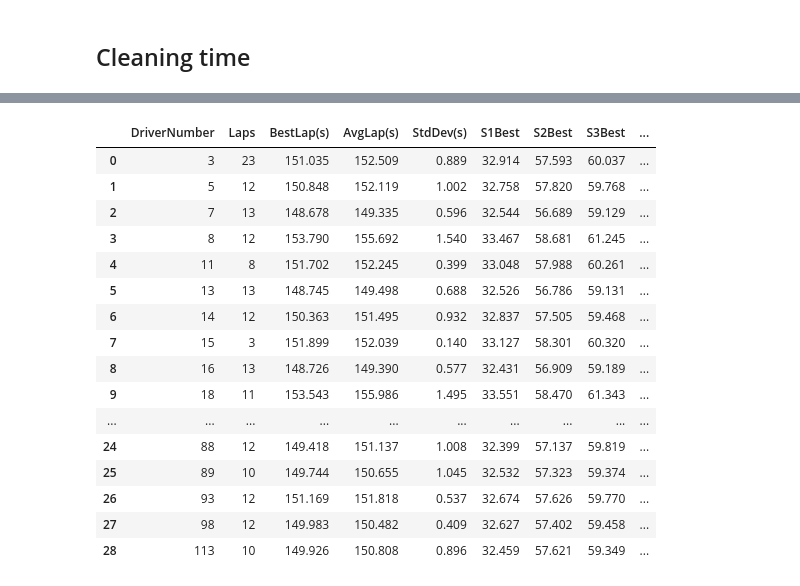
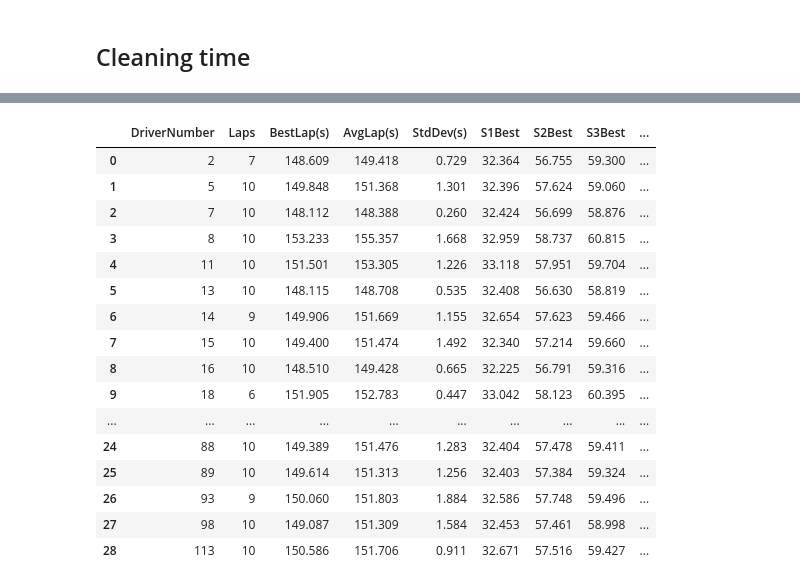
Before and after one commit to ternasius/toyota-gr-analysis, a Jupyter notebook: notebooks/data_prep.ipynb, the cells around one changed output, grey strips where cells are left out. Drawn from its saved outputs; the diff is of its cells as text; code cells hidden in the pictures.

```diff
--- a/notebooks/data_prep.ipynb
+++ b/notebooks/data_prep.ipynb
@@ -9,17 +9,12 @@ from datetime import datetime, timedelta
 # %% [markdown]
 ## Config
 # %%
-RAW_BASE = "../datasets/circuit-of-the-americas/COTA/Race 1"
-OUTPUT_ROOT = os.path.abspath("../datasets_clean")
+RAW_BASE = "../datasets/circuit-of-the-americas/COTA/Race 2"
+OUTPUT_ROOT = os.path.abspath("../datasets_clean/cota2")
 os.makedirs(OUTPUT_ROOT, exist_ok=True)
 
-ANALYSIS_FILE = os.path.join(RAW_BASE, "23_AnalysisEnduranceWithSections_Race 1_Anonymized.csv")
-WEATHER_FILE = os.path.join(RAW_BASE, "26_Weather_Race 1_Anonymized.csv")
-TELEMETRY_FILE = os.path.join(RAW_BASE, "R1_cota_telemetry_data.csv")
-
-LAP_START_FILE = os.path.join(RAW_BASE, "COTA_lap_start_time_R1.csv")
-LAP_END_FILE = os.path.join(RAW_BASE, "COTA_lap_end_time_R1.csv")
-LAP_TIME_FILE = os.path.join(RAW_BASE, "COTA_lap_time_R1.csv")
+ANALYSIS_FILE = os.path.join(RAW_BASE, "23_AnalysisEnduranceWithSections_ Race 2_Anonymized.csv")
+TELEMETRY_FILE = os.path.join(RAW_BASE, "R2_cota_telemetry_data.csv")
 # %% [markdown]
 ## Utility
 # %%
@@ -61,6 +56,24 @@ print("Raw columns:", analysis_df.columns.tolist())
 
 # Drop fully-empty columns
 analysis_df = analysis_df.dropna(how='all', axis=1)
+
+dup_counts = (
+    analysis_df.groupby(["NUMBER", "LAP_NUMBER"])
+    .size()
+    .reset_index(name="count")
+)
+
+# Find driver NUMBERs with duplicate laps
+ambiguous_numbers = dup_counts.loc[dup_counts["count"] > 1, "NUMBER"].unique().tolist()
+
+print(f"🚨 Found ambiguous driver NUMBERs (duplicate laps): {ambiguous_numbers}")
+
+# Remove those drivers from analysis_df
+before_analysis = len(analysis_df)
+analysis_df = analysis_df[~analysis_df["NUMBER"].isin(ambiguous_numbers)].copy()
+after_analysis = len(analysis_df)
+
+print(f"🧹 Removed {before_analysis - after_analysis} rows from analysis.csv")
 
 # Drop unwanted columns to make files readable in Excel
 for drop_col in ['CLASS', 'GROUP', 'MANUFACTURER']:
@@ -143,6 +156,26 @@ if os.path.exists(TELEMETRY_FILE):
     print('Loading telemetry (this may be large):', TELEMETRY_FILE)
     tel_df = pd.read_csv(TELEMETRY_FILE)
     tel_df = clean_column_names(tel_df)
+
+    # Normalize vehicle_number (handles '03' → 3)
+    tel_df["vehicle_number"] = (
+        tel_df["vehicle_number"]
+        .astype(str)
+        .str.extract(r"(\d+)$")[0]  # pull out digits at end
+        .astype(float)
+        .astype("Int64")
+    )
+
+    # Normalize ambiguous_numbers too
+    ambiguous_numbers = [int(n) for n in ambiguous_numbers if pd.notna(n)]
+
+    # Then filter
+    before_telemetry = len(tel_df)
+    tel_df = tel_df[~tel_df["vehicle_number"].isin(ambiguous_numbers)].copy()
+    after_telemetry = len(tel_df)
+
+    print(f"🧹 Removed {before_telemetry - after_telemetry} rows from telemetry.csv")
+
     # Parse times
     for tcol in ['meta_time','timestamp']:
         if tcol in tel_df.columns:
@@ -298,20 +331,20 @@ Saved driver file: c:\Users\jacks\OneDrive\Desktop\progamming projects\toyota gr
 |  | DriverNumber | Laps | BestLap(s) | AvgLap(s) | StdDev(s) | S1Best | S2Best | S3Best | ... |
-| 0 | 3 | 23 | 151.035 | 152.509 | 0.889 | 32.914 | 57.593 | 60.037 | ... |
-| 1 | 5 | 12 | 150.848 | 152.119 | 1.002 | 32.758 | 57.820 | 59.768 | ... |
-| 2 | 7 | 13 | 148.678 | 149.335 | 0.596 | 32.544 | 56.689 | 59.129 | ... |
-| 3 | 8 | 12 | 153.790 | 155.692 | 1.540 | 33.467 | 58.681 | 61.245 | ... |
-| 4 | 11 | 8 | 151.702 | 152.245 | 0.399 | 33.048 | 57.988 | 60.261 | ... |
-| 5 | 13 | 13 | 148.745 | 149.498 | 0.688 | 32.526 | 56.786 | 59.131 | ... |
-| 6 | 14 | 12 | 150.363 | 151.495 | 0.932 | 32.837 | 57.505 | 59.468 | ... |
-| 7 | 15 | 3 | 151.899 | 152.039 | 0.140 | 33.127 | 58.301 | 60.320 | ... |
-| 8 | 16 | 13 | 148.726 | 149.390 | 0.577 | 32.431 | 56.909 | 59.189 | ... |
-| 9 | 18 | 11 | 153.543 | 155.986 | 1.495 | 33.551 | 58.470 | 61.343 | ... |
+| 0 | 2 | 7 | 148.609 | 149.418 | 0.729 | 32.364 | 56.755 | 59.300 | ... |
+| 1 | 5 | 10 | 149.848 | 151.368 | 1.301 | 32.396 | 57.624 | 59.060 | ... |
+| 2 | 7 | 10 | 148.112 | 148.388 | 0.260 | 32.424 | 56.699 | 58.876 | ... |
+| 3 | 8 | 10 | 153.233 | 155.357 | 1.668 | 32.959 | 58.737 | 60.815 | ... |
+| 4 | 11 | 10 | 151.501 | 153.305 | 1.226 | 33.118 | 57.951 | 59.704 | ... |
+| 5 | 13 | 10 | 148.115 | 148.708 | 0.535 | 32.408 | 56.630 | 58.819 | ... |
+| 6 | 14 | 9 | 149.906 | 151.669 | 1.155 | 32.654 | 57.623 | 59.466 | ... |
+| 7 | 15 | 10 | 149.400 | 151.474 | 1.492 | 32.340 | 57.214 | 59.660 | ... |
+| 8 | 16 | 10 | 148.510 | 149.428 | 0.665 | 32.225 | 56.791 | 59.316 | ... |
+| 9 | 18 | 6 | 151.905 | 152.783 | 0.447 | 33.042 | 58.123 | 60.395 | ... |
 | ... | ... | ... | ... | ... | ... | ... | ... | ... | ... |
-| 24 | 88 | 12 | 149.418 | 151.137 | 1.008 | 32.399 | 57.137 | 59.819 | ... |
-| 25 | 89 | 10 | 149.744 | 150.655 | 1.045 | 32.532 | 57.323 | 59.374 | ... |
-| 26 | 93 | 12 | 151.169 | 151.818 | 0.537 | 32.674 | 57.626 | 59.770 | ... |
-| 27 | 98 | 12 | 149.983 | 150.482 | 0.409 | 32.627 | 57.402 | 59.458 | ... |
-| 28 | 113 | 10 | 149.926 | 150.808 | 0.896 | 32.459 | 57.621 | 59.349 | ... |
+| 24 | 88 | 10 | 149.389 | 151.476 | 1.283 | 32.404 | 57.478 | 59.411 | ... |
+| 25 | 89 | 10 | 149.614 | 151.313 | 1.256 | 32.403 | 57.384 | 59.324 | ... |
+| 26 | 93 | 9 | 150.060 | 151.803 | 1.884 | 32.586 | 57.748 | 59.496 | ... |
+| 27 | 98 | 10 | 149.087 | 151.309 | 1.584 | 32.453 | 57.461 | 58.998 | ... |
+| 28 | 113 | 10 | 150.586 | 151.706 | 0.911 | 32.671 | 57.516 | 59.427 | ... |
 # %%
 # ---------------------- Filter extreme laps using MAD per driver ----------------------
 if 'NUMBER' in analysis_df.columns:
```
Also changed, not shown: parts of 5 cells of this notebook, 6 other files.
